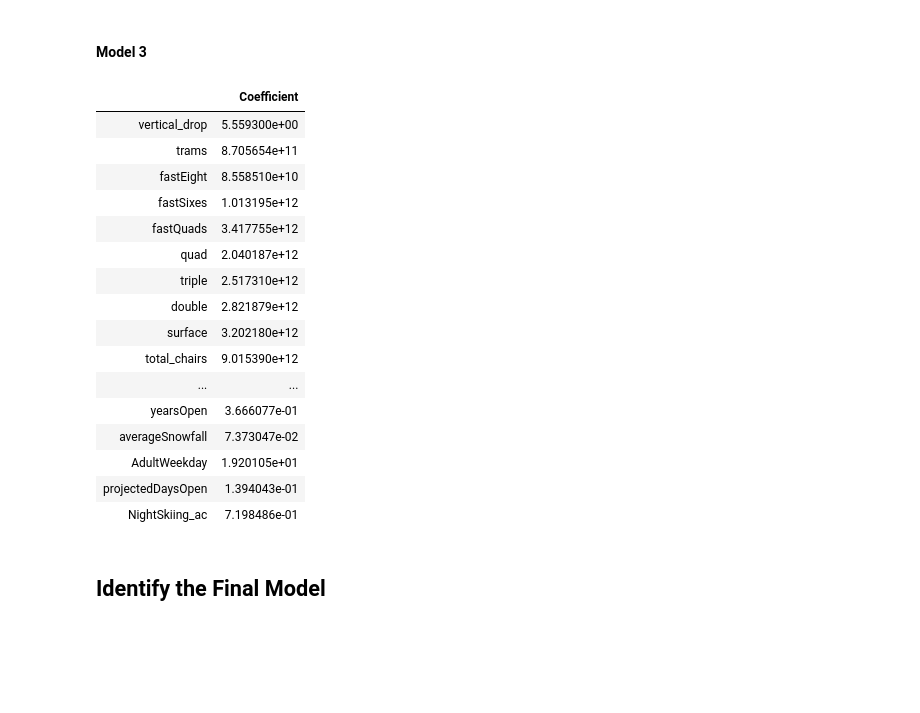
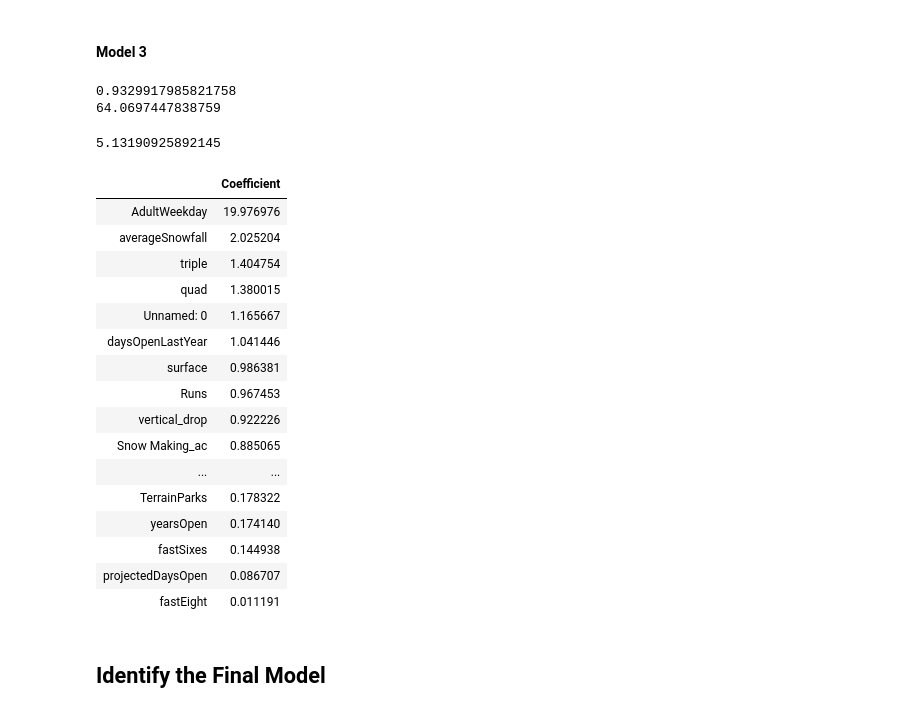
Before and after one commit to Oraff1/GuidedCapstone, a Jupyter notebook: DataWrangling/Notebook_stepfourandfive.ipynb, the cells around one changed output. Drawn from its saved outputs; the diff is of its cells as text; code cells hidden in the pictures; blank space fills up the shorter version.

```diff
--- a/DataWrangling/Notebook_stepfourandfive.ipynb
+++ b/DataWrangling/Notebook_stepfourandfive.ipynb
@@ -286,23 +296,43 @@ df_model3 = df_model2.drop(index=['summit_elev', 'base_elev'])
-# %%
-df_model3
-# %% [output]
-|  | Coefficient |
-| vertical_drop | 5.559300e+00 |
-| trams | 8.705654e+11 |
-| fastEight | 8.558510e+10 |
-| fastSixes | 1.013195e+12 |
-| fastQuads | 3.417755e+12 |
-| quad | 2.040187e+12 |
-| triple | 2.517310e+12 |
-| double | 2.821879e+12 |
-| surface | 3.202180e+12 |
-| total_chairs | 9.015390e+12 |
-| ... | ... |
-| yearsOpen | 3.666077e-01 |
-| averageSnowfall | 7.373047e-02 |
-| AdultWeekday | 1.920105e+01 |
-| projectedDaysOpen | 1.394043e-01 |
-| NightSkiing_ac | 7.198486e-01 |
+# %%
+file="step3_output.csv"
+df3=pd.read_csv(file)
+X3=df3.drop(['Name','AdultWeekend','state','summit_elev','base_elev'], axis=1)
+y3=df3.AdultWeekend
+scaler3 = preprocessing.StandardScaler().fit(X3)
+X_scaled3=scaler3.transform(X3)
+y3=y3.ravel()
+X_train3, X_test3, y_train3, y_test3 = train_test_split(X_scaled3, y3, test_size=0.25, random_state=1)
+lm = linear_model.LinearRegression()
+model3 = lm.fit(X_train3,y_train3)
+y_pred3 = model3.predict(X_test3)
+print(explained_variance_score(y_test, y_pred))
+print(lm.intercept_)
+mean_absolute_error(y_test, y_pred)
+# %% [output]
+0.9329917985821758
+64.0697447838759
+5.13190925892145
+# %%
+df_model3 = pd.DataFrame(abs(lm.coef_), X3.columns, columns=['Coefficient'])
+df_model3.sort_values(by=['Coefficient'],ascending=False)
+# %% [output]
+|  | Coefficient |
+| AdultWeekday | 19.976976 |
+| averageSnowfall | 2.025204 |
+| triple | 1.404754 |
+| quad | 1.380015 |
+| Unnamed: 0 | 1.165667 |
+| daysOpenLastYear | 1.041446 |
+| surface | 0.986381 |
+| Runs | 0.967453 |
+| vertical_drop | 0.922226 |
+| Snow Making_ac | 0.885065 |
+| ... | ... |
+| TerrainParks | 0.178322 |
+| yearsOpen | 0.174140 |
+| fastSixes | 0.144938 |
+| projectedDaysOpen | 0.086707 |
+| fastEight | 0.011191 |
 # %% [markdown]
 ## Identify the Final Model
 # %% [markdown]
```
Also changed, not shown: parts of 14 cells of this notebook.
